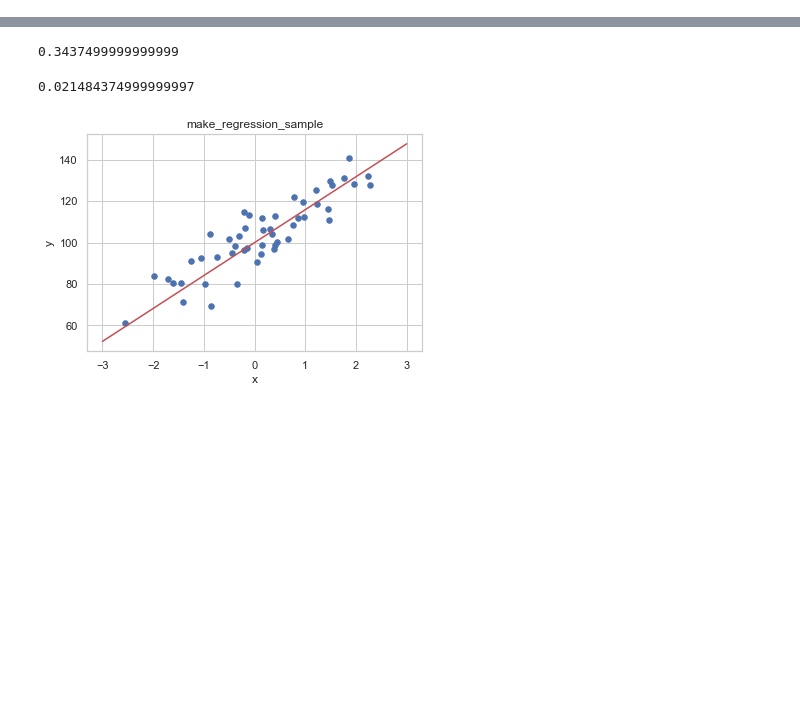
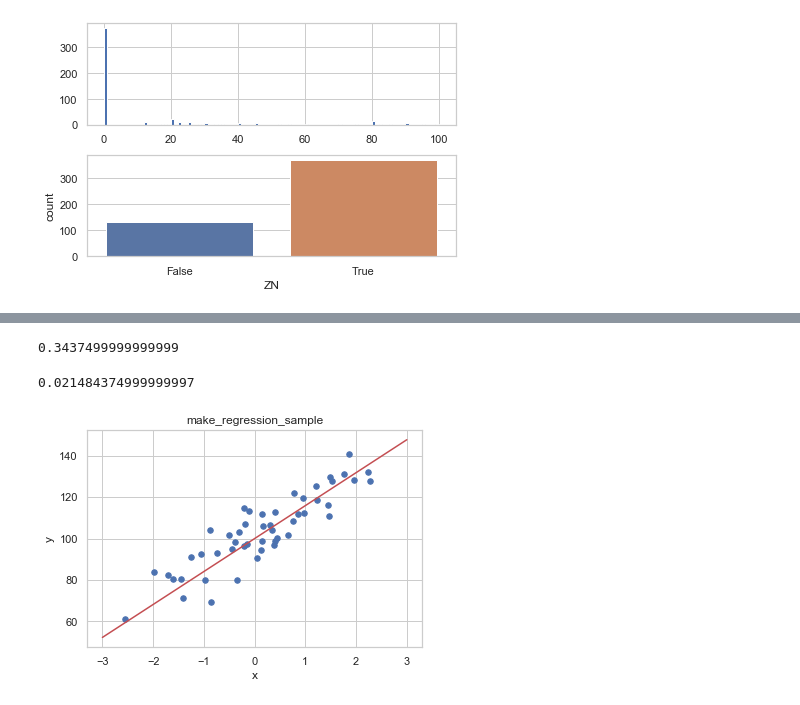
Before and after one commit to KIMS-Github/TIL_, a Jupyter notebook: math/Day17+_Off-line_Class/Math_off_Test_to_Regression .ipynb, the cells around one changed output, grey strips where cells are left out. Cells and saved outputs as stored; diff of their text form; code cells hidden in the pictures; blank space fills up the shorter version.

```diff
--- a/math/Day17+_Off-line_Class/Math_off_Test_to_Regression .ipynb
+++ b/math/Day17+_Off-line_Class/Math_off_Test_to_Regression .ipynb
@@ -0,0 +66,10 @@
+# %%
+plt.subplot(211)
+df.ZN.hist(bins = 100)
+
+plt.subplot(212)
+sns.countplot(df.ZN == 0)
+plt.tight_layout()
+plt.show()
+# %% [output]
+[figure, added]
```
Also changed, not shown: parts of 82 cells of this notebook, 5 other files.
